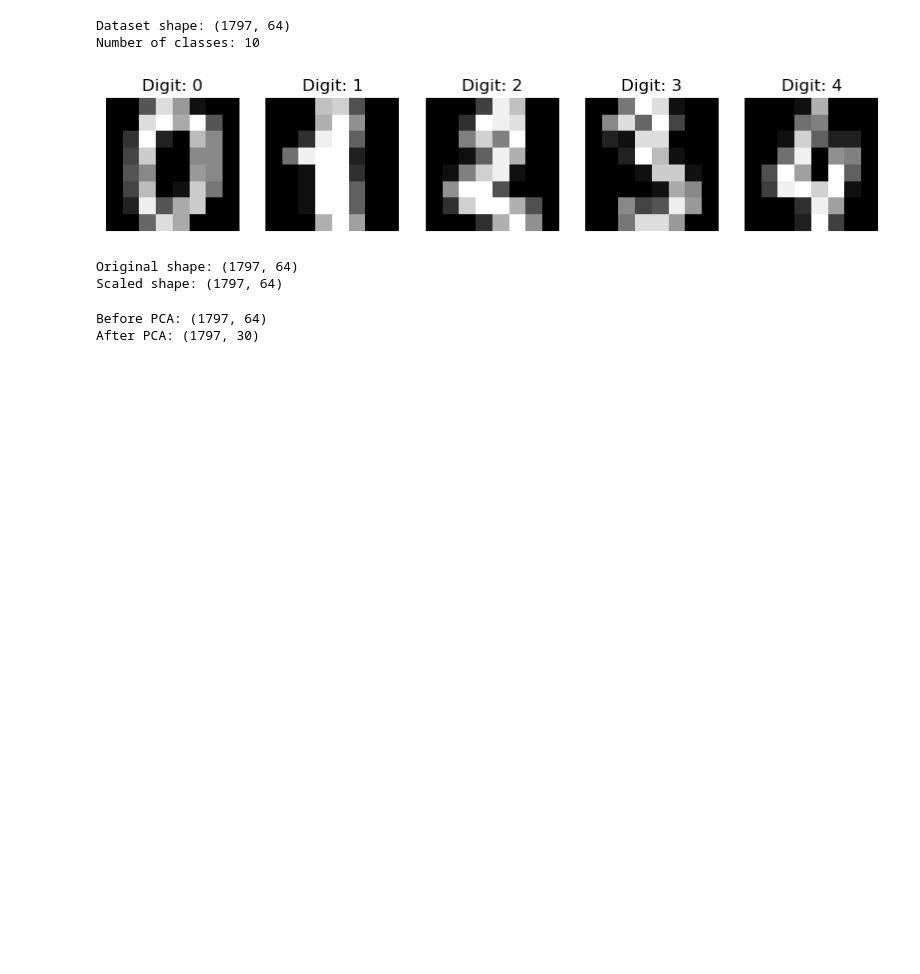
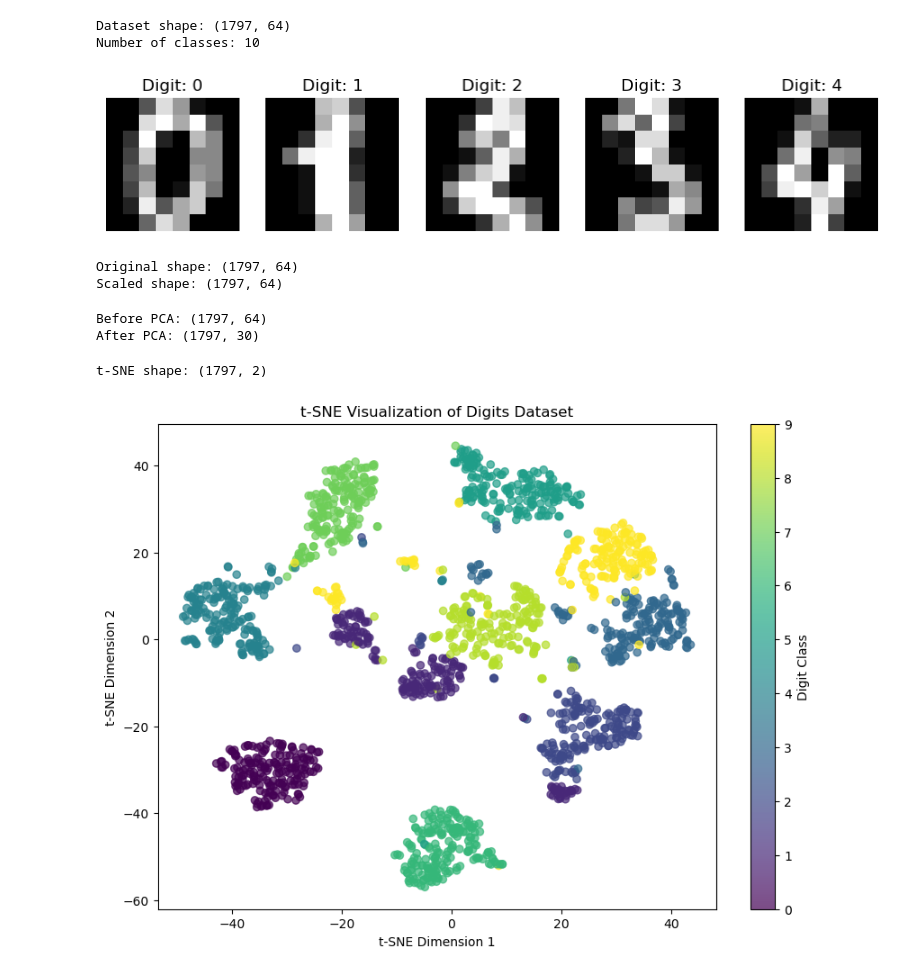
Before and after one commit to AHMAD-ALI5/machine-learning-from-scratch, a Jupyter notebook: machine-learning-from-scratch/Dimensionality reduction/tsne.ipynb, the cells around one changed output. Saved outputs shown, nothing was run; the diff lists cells and outputs as text; code cells hidden in the pictures; blank space fills up the shorter version.

```diff
--- a/machine-learning-from-scratch/Dimensionality reduction/tsne.ipynb
+++ b/machine-learning-from-scratch/Dimensionality reduction/tsne.ipynb
@@ -87,3 +87,40 @@ print("After PCA:", X_pca.shape)
 # %% [output]
 Before PCA: (1797, 64)
 After PCA: (1797, 30)
+# %%
+tsne = TSNE(
+    n_components=2,
+    perplexity=30,
+    learning_rate="auto",
+    init="pca",
+    max_iter=1000,
+    random_state=42
+)
+
+X_tsne = tsne.fit_transform(X_pca)
+
+print("t-SNE shape:", X_tsne.shape)
+# %% [output]
+t-SNE shape: (1797, 2)
+# %%
+plt.figure(figsize=(10, 7))
+
+scatter = plt.scatter(
+    X_tsne[:, 0],
+    X_tsne[:, 1],
+    c=y,
+    alpha=0.7
+)
+
+plt.xlabel("t-SNE Dimension 1")
+plt.ylabel("t-SNE Dimension 2")
+plt.title("t-SNE Visualization of Digits Dataset")
+
+plt.colorbar(
+    scatter,
+    label="Digit Class"
+)
+
+plt.show()
+# %% [output]
+[figure, added]
```
